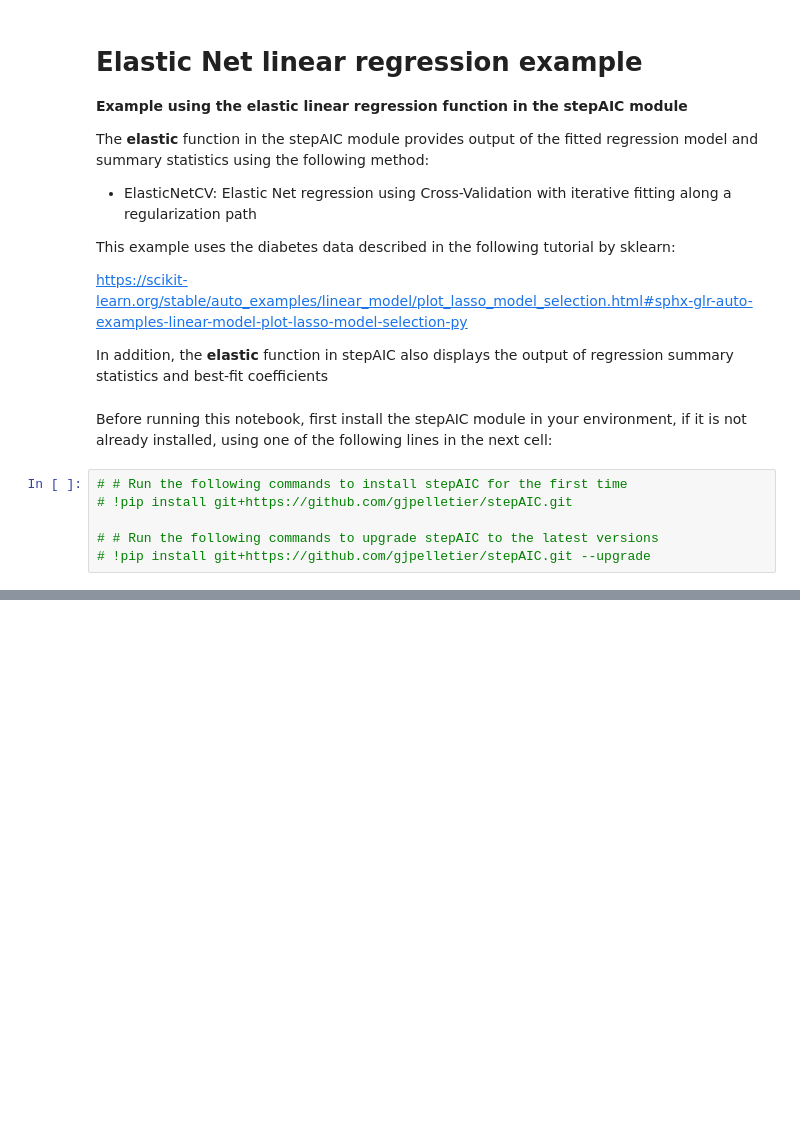
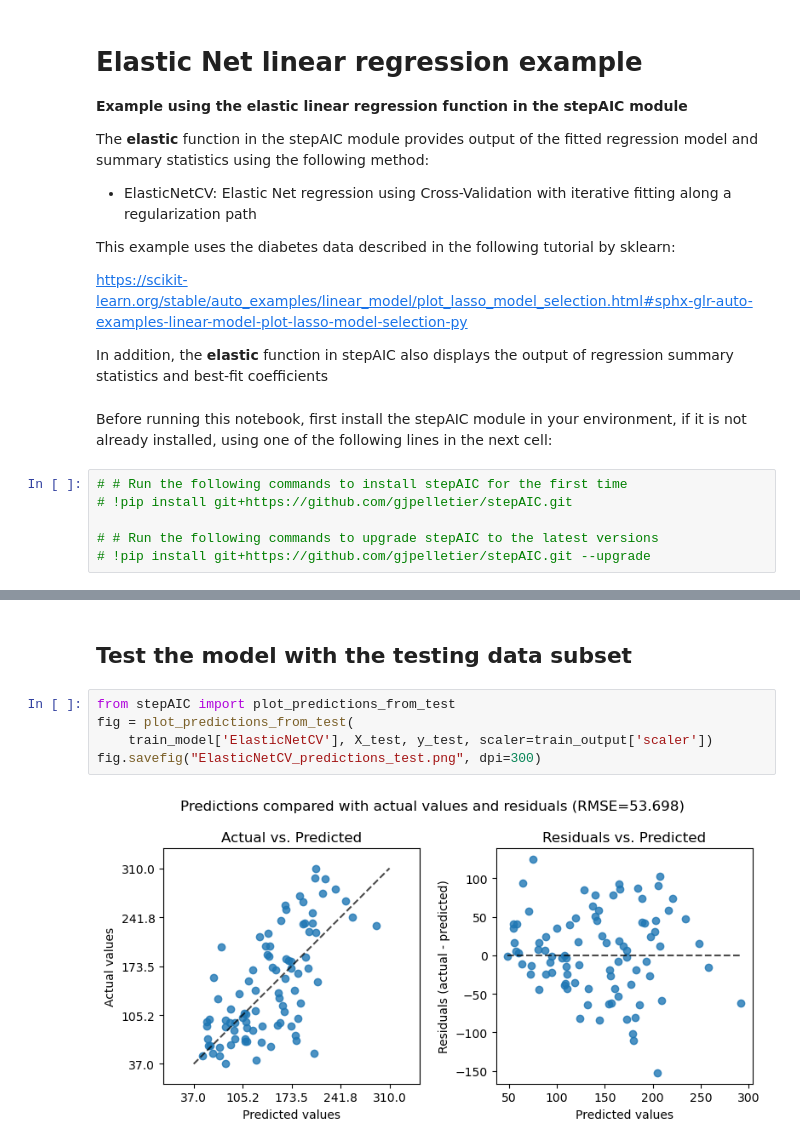
Before and after one commit to gjpelletier/stepAIC, a Jupyter notebook: Example_ElasticNet_regression.ipynb, the cells around one changed output, grey strips where cells are left out. Cells and saved outputs as stored; diff of their text form; blank space fills up the shorter version.

```diff
--- a/Example_ElasticNet_regression.ipynb
+++ b/Example_ElasticNet_regression.ipynb
@@ -38,0 +59,9 @@ Next, we will use the **elastic** function in stepAIC to fit the ElasticNet regr
+# %% [markdown]
+## Test the model with the testing data subset
+# %%
+from stepAIC import plot_predictions_from_test
+fig = plot_predictions_from_test(
+    train_model['ElasticNetCV'], X_test, y_test, scaler=train_output['scaler'])
+fig.savefig("ElasticNetCV_predictions_test.png", dpi=300)
+# %% [output]
+[figure, added]
```
Also changed, not shown: parts of 13 cells of this notebook, 2 other files.
